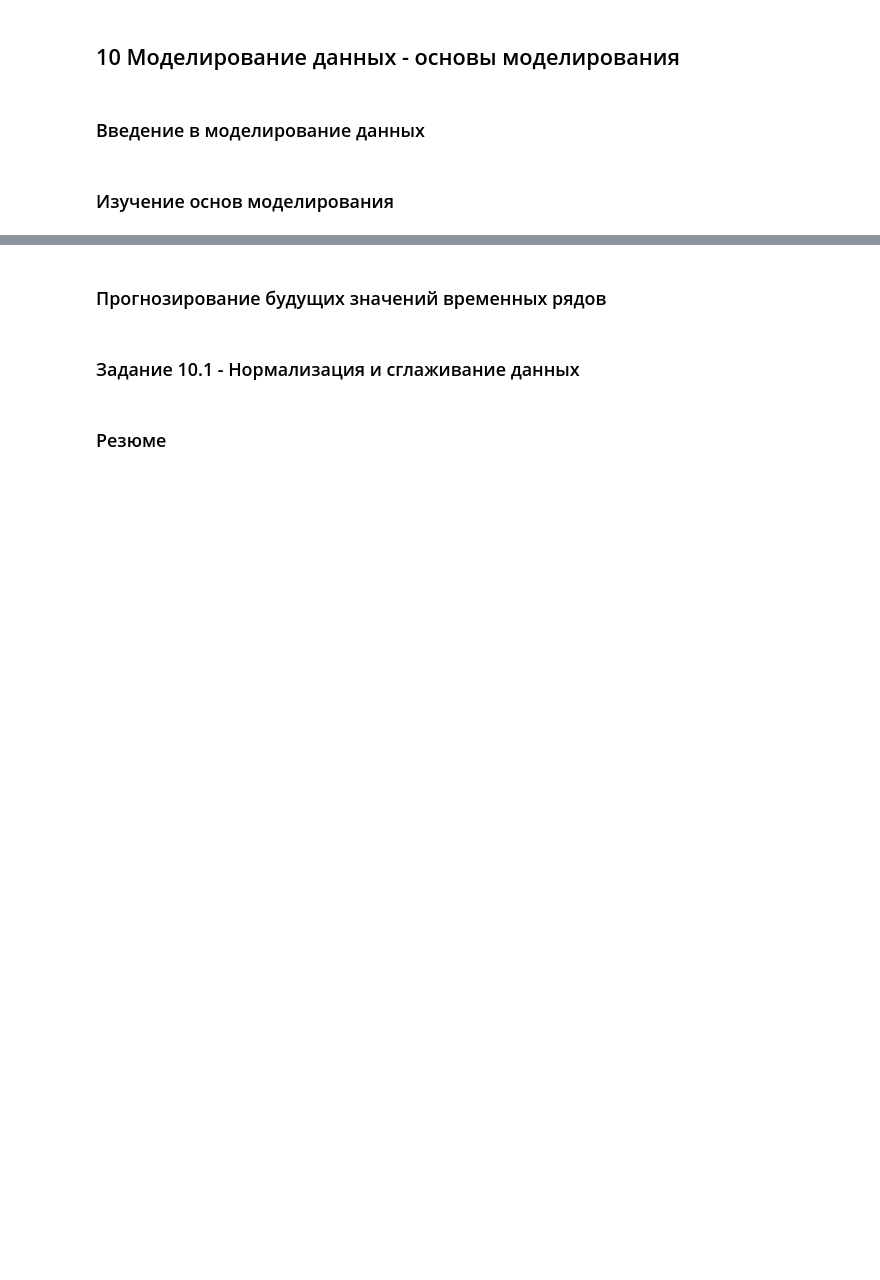
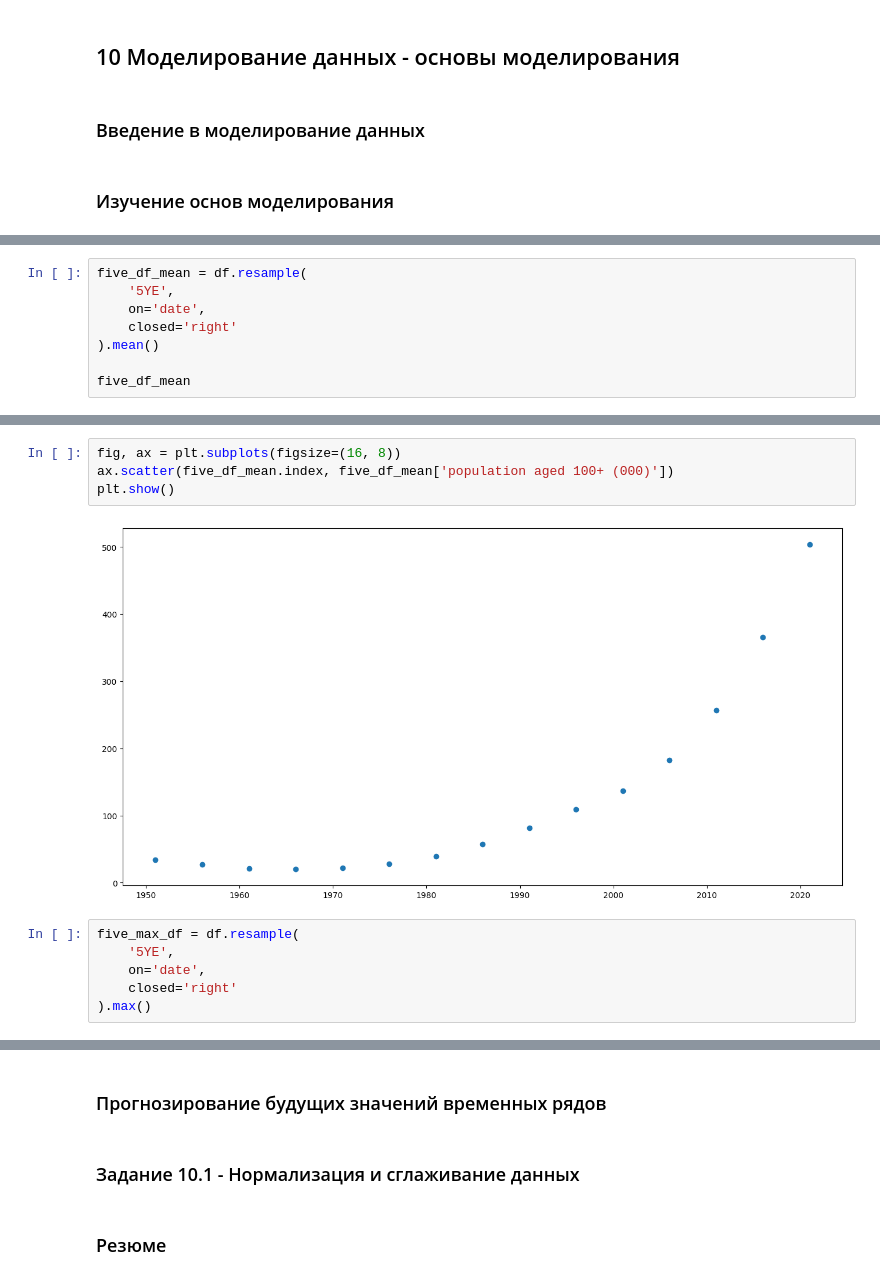
Before and after one commit to rgenius-ru/pandas_lessons, a Jupyter notebook: lessons/Pandas_for_Data_Engineering/part3.ipynb, the cells around one changed output, grey strips where cells are left out. Drawn from its saved outputs; the diff is of its cells as text; blank space fills up the shorter version.

```diff
--- a/lessons/Pandas_for_Data_Engineering/part3.ipynb
+++ b/lessons/Pandas_for_Data_Engineering/part3.ipynb
@@ -1393,0 +1464,8 @@ scaled_train.describe().T
+# %%
+five_df_mean = df.resample(
+    '5YE',
+    on='date',
+    closed='right'
+).mean()
+
+five_df_mean
@@ -1393,0 +1490,12 @@ scaled_train.describe().T
+# %%
+fig, ax = plt.subplots(figsize=(16, 8))
+ax.scatter(five_df_mean.index, five_df_mean['population aged 100+ (000)'])
+plt.show()
+# %% [output]
+[figure, added]
+# %%
+five_max_df = df.resample(
+    '5YE',
+    on='date',
+    closed='right'
+).max()
```
Also changed, not shown: parts of 20 cells of this notebook.
